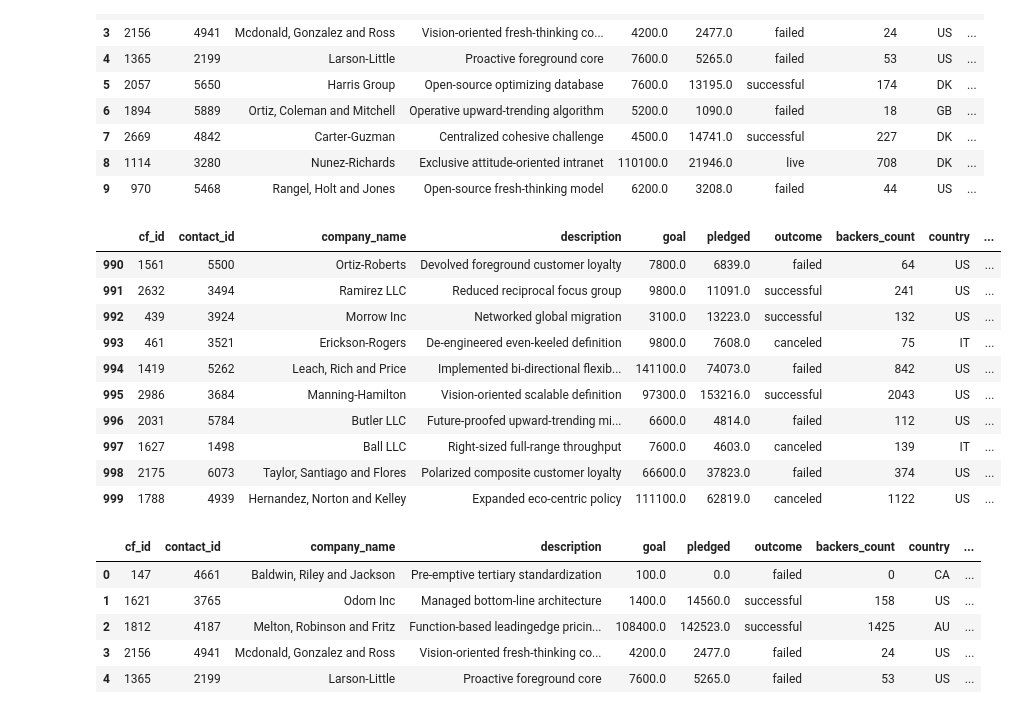
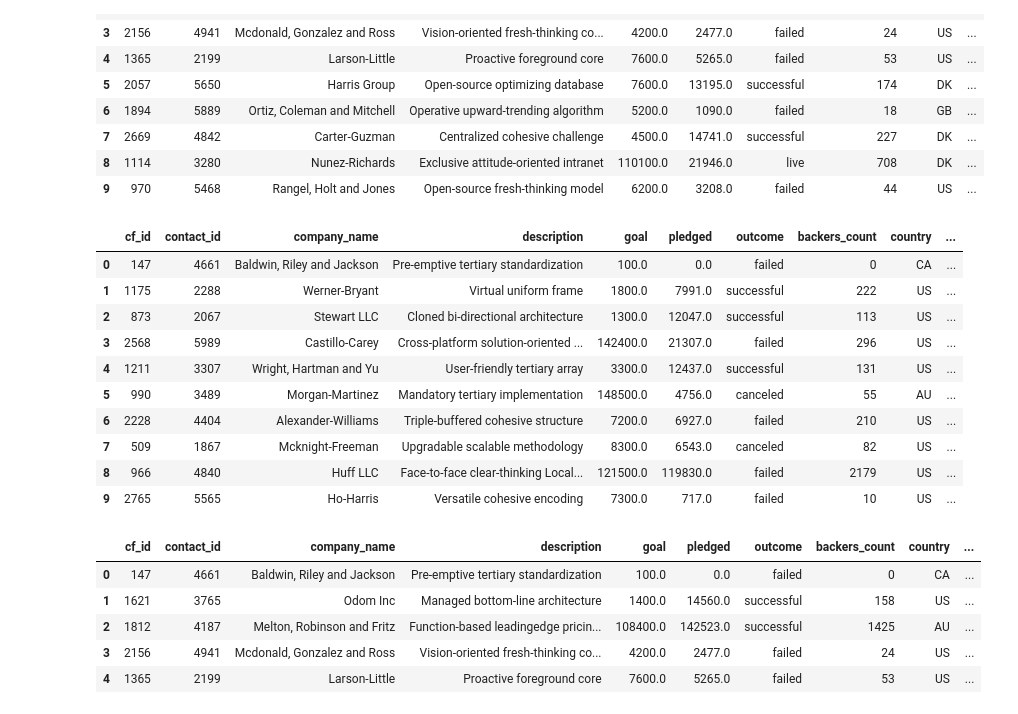
Before and after one commit to AlbertoL1990/Crowdfunding_ETL, a Jupyter notebook: ETL_Mini_Project_Amedina_Nmincucci.ipynb.ipynb, the cells around one changed output. Cells and saved outputs as stored; diff of their text form; code cells hidden in the pictures.

```diff
--- a/ETL_Mini_Project_Amedina_Nmincucci.ipynb.ipynb
+++ b/ETL_Mini_Project_Amedina_Nmincucci.ipynb.ipynb
@@ -270,21 +270,22 @@ clean_campaign_df.head(10)
 # %%
 # Merge the campaign_df with the category_df on the "category" column and
 # the subcategory_df on the "subcategory" column.
 
+merged_category_df = pd.merge(clean_campaign_df, category_df, on = "category")
 
-campaign_merged_df.tail(10)
+merged_category_df.head(10)
 # %% [output]
 |  | cf_id | contact_id | company_name | description | goal | pledged | outcome | backers_count | country | ... |
-| 990 | 1561 | 5500 | Ortiz-Roberts | Devolved foreground customer loyalty | 7800.0 | 6839.0 | failed | 64 | US | ... |
-| 991 | 2632 | 3494 | Ramirez LLC | Reduced reciprocal focus group | 9800.0 | 11091.0 | successful | 241 | US | ... |
-| 992 | 439 | 3924 | Morrow Inc | Networked global migration | 3100.0 | 13223.0 | successful | 132 | US | ... |
-| 993 | 461 | 3521 | Erickson-Rogers | De-engineered even-keeled definition | 9800.0 | 7608.0 | canceled | 75 | IT | ... |
-| 994 | 1419 | 5262 | Leach, Rich and Price | Implemented bi-directional flexib... | 141100.0 | 74073.0 | failed | 842 | US | ... |
-| 995 | 2986 | 3684 | Manning-Hamilton | Vision-oriented scalable definition | 97300.0 | 153216.0 | successful | 2043 | US | ... |
-| 996 | 2031 | 5784 | Butler LLC | Future-proofed upward-trending mi... | 6600.0 | 4814.0 | failed | 112 | US | ... |
-| 997 | 1627 | 1498 | Ball LLC | Right-sized full-range throughput | 7600.0 | 4603.0 | canceled | 139 | IT | ... |
-| 998 | 2175 | 6073 | Taylor, Santiago and Flores | Polarized composite customer loyalty | 66600.0 | 37823.0 | failed | 374 | US | ... |
-| 999 | 1788 | 4939 | Hernandez, Norton and Kelley | Expanded eco-centric policy | 111100.0 | 62819.0 | canceled | 1122 | US | ... |
+| 0 | 147 | 4661 | Baldwin, Riley and Jackson | Pre-emptive tertiary standardization | 100.0 | 0.0 | failed | 0 | CA | ... |
+| 1 | 1175 | 2288 | Werner-Bryant | Virtual uniform frame | 1800.0 | 7991.0 | successful | 222 | US | ... |
+| 2 | 873 | 2067 | Stewart LLC | Cloned bi-directional architecture | 1300.0 | 12047.0 | successful | 113 | US | ... |
+| 3 | 2568 | 5989 | Castillo-Carey | Cross-platform solution-oriented ... | 142400.0 | 21307.0 | failed | 296 | US | ... |
+| 4 | 1211 | 3307 | Wright, Hartman and Yu | User-friendly tertiary array | 3300.0 | 12437.0 | successful | 131 | US | ... |
+| 5 | 990 | 3489 | Morgan-Martinez | Mandatory tertiary implementation | 148500.0 | 4756.0 | canceled | 55 | AU | ... |
+| 6 | 2228 | 4404 | Alexander-Williams | Triple-buffered cohesive structure | 7200.0 | 6927.0 | failed | 210 | US | ... |
+| 7 | 509 | 1867 | Mcknight-Freeman | Upgradable scalable methodology | 8300.0 | 6543.0 | canceled | 82 | US | ... |
+| 8 | 966 | 4840 | Huff LLC | Face-to-face clear-thinking Local... | 121500.0 | 119830.0 | failed | 2179 | US | ... |
+| 9 | 2765 | 5565 | Ho-Harris | Versatile cohesive encoding | 7300.0 | 717.0 | failed | 10 | US | ... |
 # %%
 # Drop unwanted columns
 # %% [output]
```
